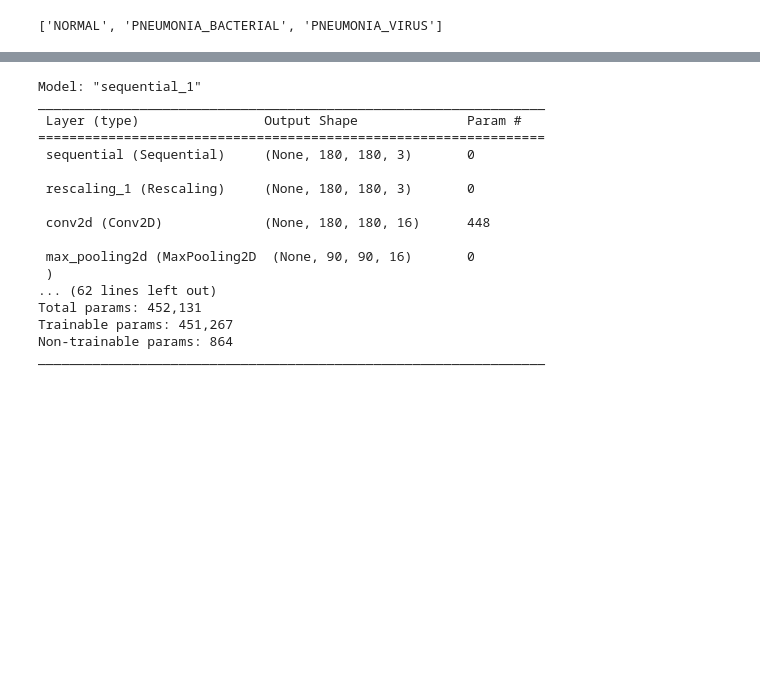
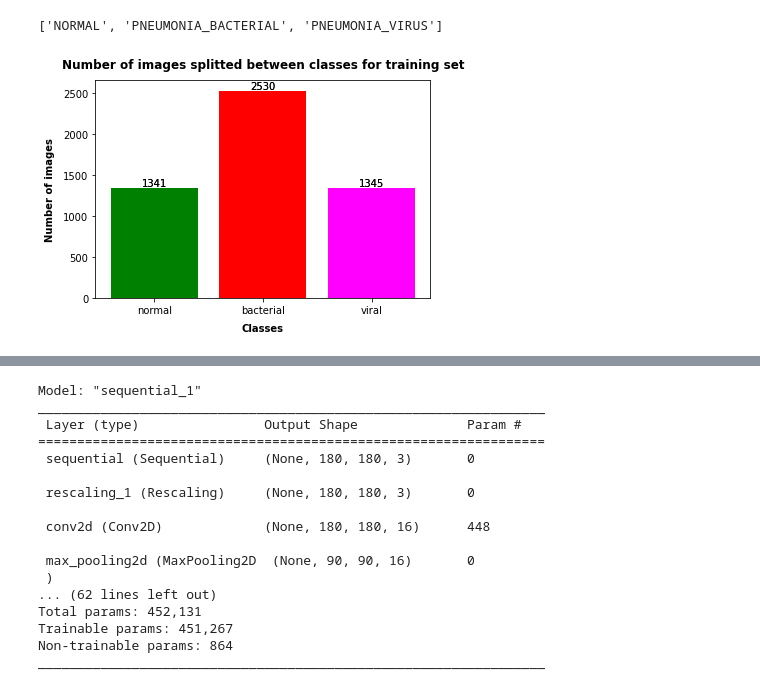
Before and after one commit to sebastiankul-99/PneumoniaRecognition, a Jupyter notebook: Project.ipynb, the cells around one changed output, grey strips where cells are left out. Saved outputs shown, nothing was run; the diff lists cells and outputs as text; code cells hidden in the pictures; blank space fills up the shorter version.

```diff
--- a/Project.ipynb
+++ b/Project.ipynb
@@ -70,0 +77,4 @@ Using 4186 files for training.
+# %%
+normal_count = len(glob.glob(data_dir+"/NORMAL/*"))
+pneumonia_virus = len(glob.glob(data_dir+"/PNEUMONIA_VIRUS/*"))
+pneumonia_bacterial = len(glob.glob(data_dir+"/PNEUMONIA_BACTERIAL/*"))
@@ -84,3 +102,19 @@ class_names = train_ds.class_names
 print(class_names)
 # %% [output]
 ['NORMAL', 'PNEUMONIA_BACTERIAL', 'PNEUMONIA_VIRUS']
+# %%
+# plt.bar(x=["normal", "bacterial", "viral"], height=[normal_count, pneumonia_bacterial, pneumonia_virus])
+
+
+fig, ax = plt.subplots()
+bars = ax.bar(["normal", "bacterial", "viral"],[normal_count, pneumonia_bacterial, pneumonia_virus], color=["green", "red", "magenta"])
+
+ax.bar_label(bars)
+for bars in ax.containers:
+    ax.bar_label(bars)
+plt.xlabel("Classes", labelpad=8.0, loc="center",fontweight="bold")
+plt.ylabel("Number of images",labelpad=8.0, fontweight="bold")
+plt.title("Number of images splitted between classes for training set",pad=12.0, fontweight="bold")
+plt.show()
+# %% [output]
+[figure, added]
```
Also changed, not shown: parts of 19 cells of this notebook, 2 other files.
